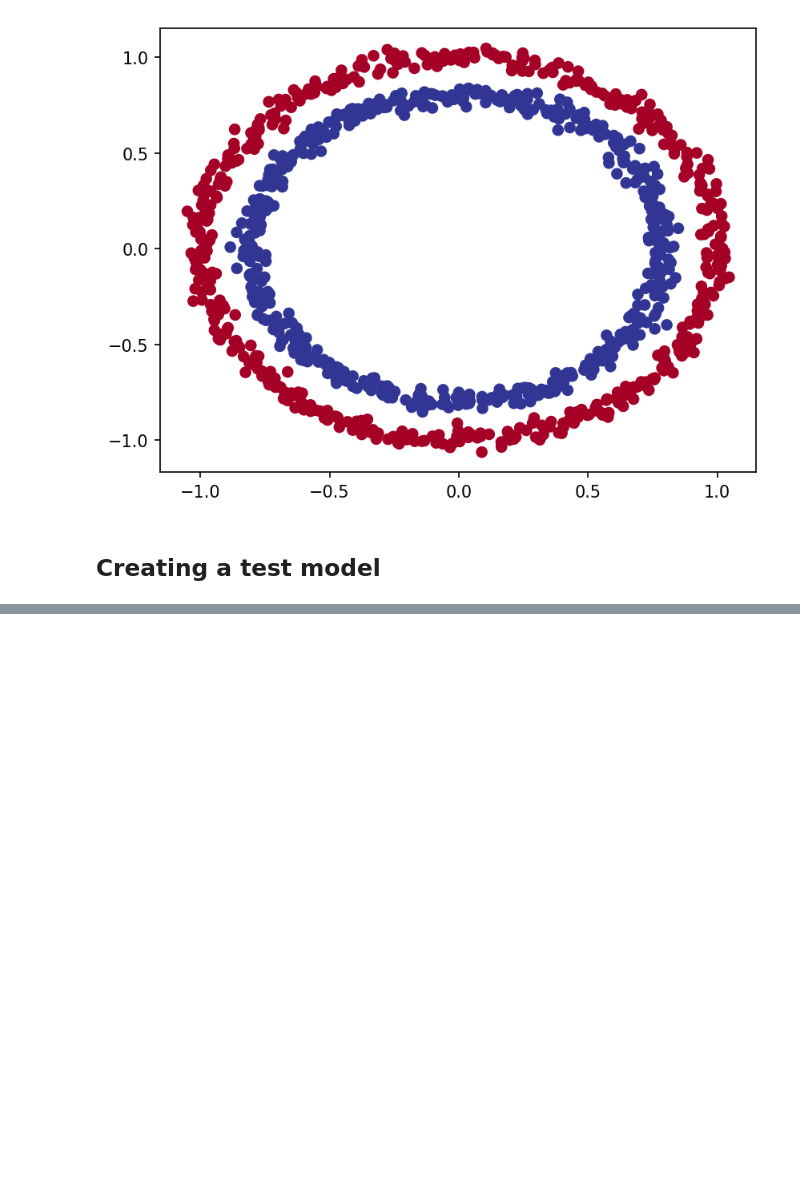
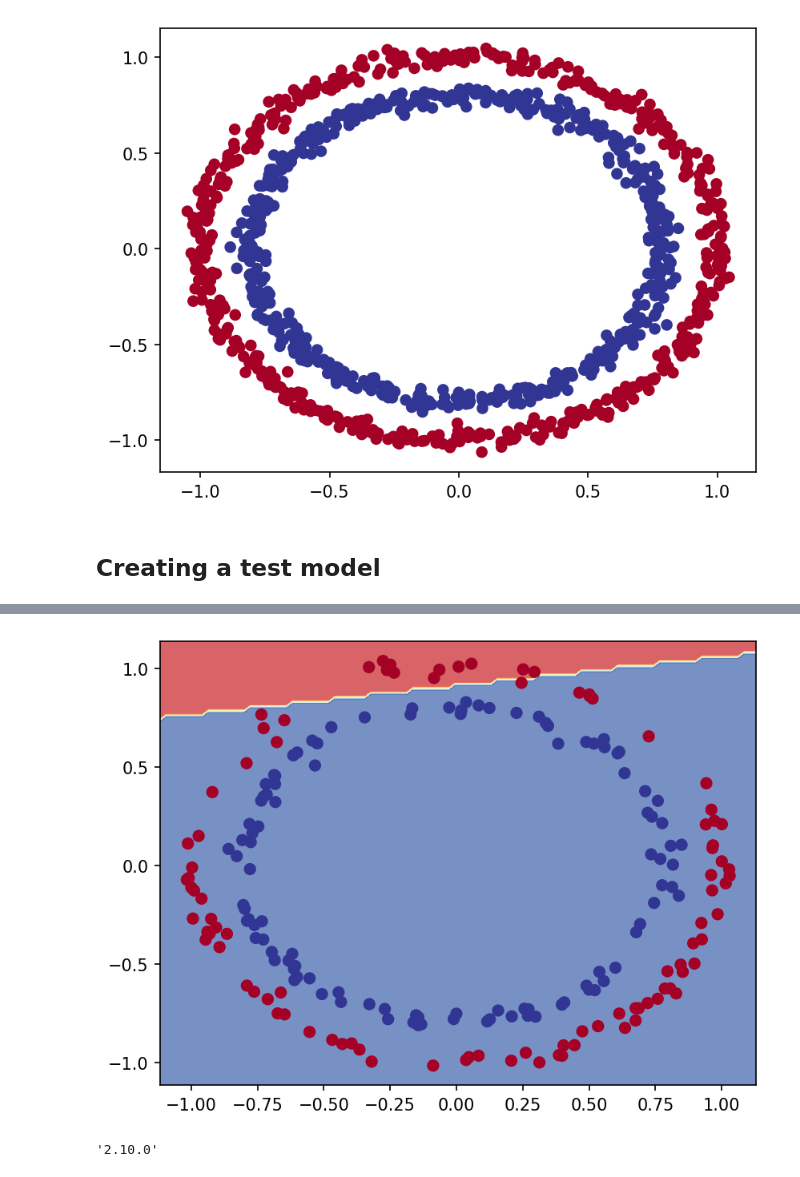
Before and after one commit to kshipra-jadav/ZTM-DeepLearning, a Jupyter notebook: Neural Network Classification/neural_network_classification_with_tf.ipynb, the cells around one changed output, grey strips where cells are left out. Drawn from its saved outputs; the diff is of its cells as text; code cells hidden in the pictures; blank space fills up the shorter version.

Commit message:
build basic very bad classification model

```diff
--- a/Neural Network Classification/neural_network_classification_with_tf.ipynb
+++ b/Neural Network Classification/neural_network_classification_with_tf.ipynb
@@ -89,0 +98,22 @@ model_1.evaluate(X_test, y_test)
+# %%
+def plot_decision_boundary(model, X, y):
+    x_min, x_max = X[:, 0].min() - 0.1, X[:, 0].max() + 0.1
+    y_min, y_max = X[:, 1].min() - 0.1, X[:, 1].max() + 0.1
+    xx, yy = np.meshgrid(np.linspace(x_min, x_max, 100),
+                         np.linspace(y_min, y_max, 100))
+    x_in = np.c_[xx.ravel(), yy.ravel()]
+
+    y_preds = model.predict(x_in)
+
+    print("Doing binary classification")
+    y_preds = np.round(y_preds).reshape(xx.shape)
+
+    # Plotting the decision boundary
+    plt.contourf(xx, yy, y_preds, cmap=plt.cm.RdYlBu, alpha=0.7)
+    plt.scatter(X[:, 0], X[:, 1], c=y, s=40, cmap=plt.cm.RdYlBu)
+    plt.xlim(xx.min(), xx.max())
+    plt.ylim(yy.min(), yy.max())
+# %%
+# Check out the predictions our model is making
+plot_decision_boundary(model_1, X_test, y_test)
+# %% [output]
@@ -89,0 +122,5 @@ model_1.evaluate(X_test, y_test)
+[figure, added]
+# %%
+tf.__version__
+# %% [output]
+'2.10.0'
```
Also changed, not shown: parts of 8 cells of this notebook.
